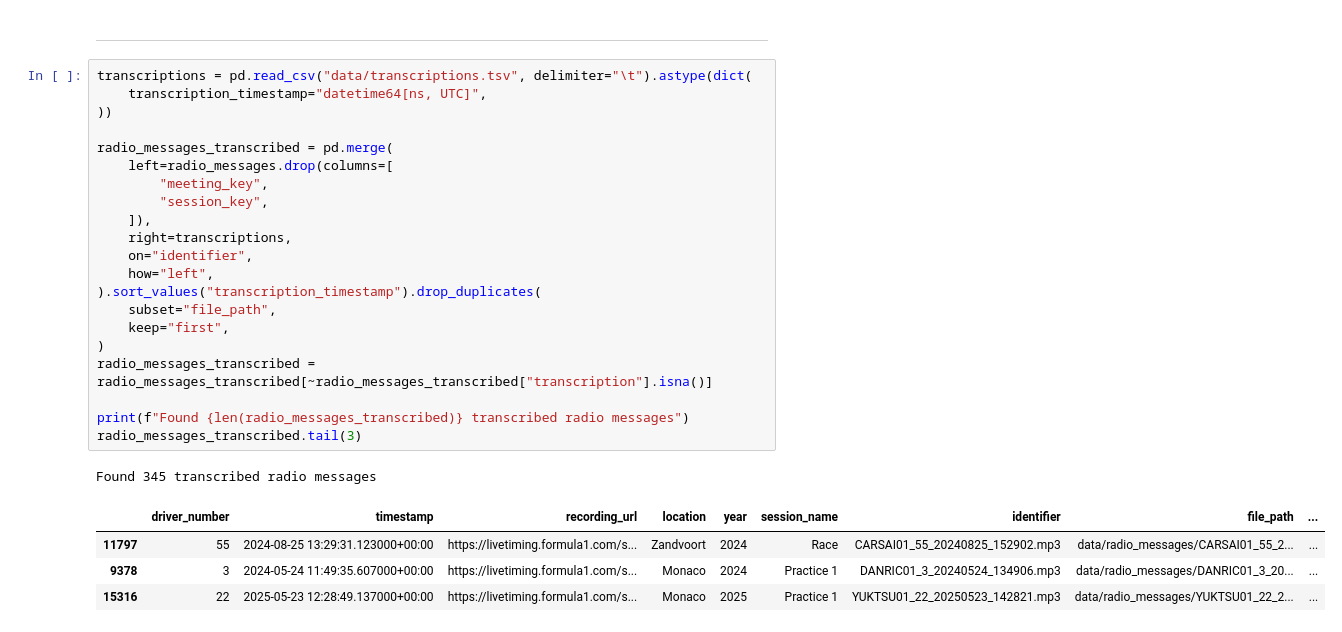
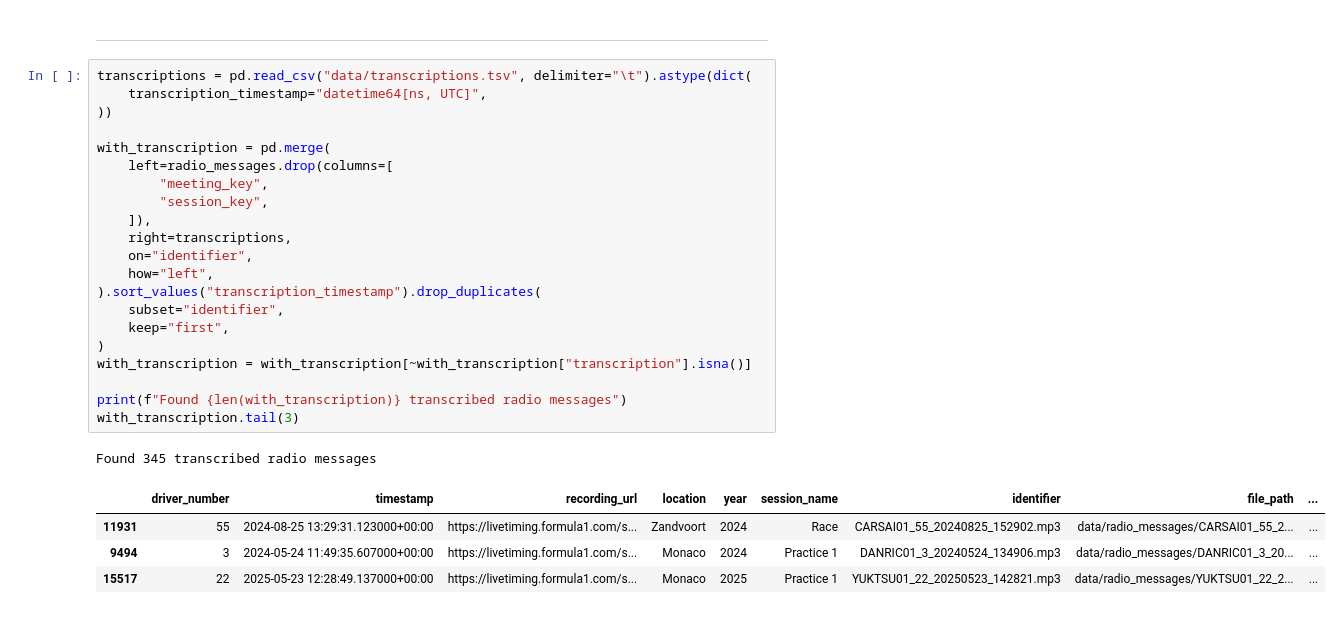
Before and after one commit to dlundgaard/F1-Radio-CBASR, a Jupyter notebook: workbook.ipynb, the cells around one changed output. Drawn from its saved outputs; the diff is of its cells as text.

```diff
--- a/workbook.ipynb
+++ b/workbook.ipynb
@@ -129,30 +129,30 @@ download_audiofiles(
 # %%
 transcriptions = pd.read_csv("data/transcriptions.tsv", delimiter="\t").astype(dict(
     transcription_timestamp="datetime64[ns, UTC]",
 ))
 
-radio_messages_transcribed = pd.merge(
+with_transcription = pd.merge(
     left=radio_messages.drop(columns=[
         "meeting_key",
         "session_key",
     ]),
     right=transcriptions,
     on="identifier",
     how="left",
 ).sort_values("transcription_timestamp").drop_duplicates(
-    subset="file_path",
+    subset="identifier",
     keep="first",
 )
-radio_messages_transcribed = radio_messages_transcribed[~radio_messages_transcribed["transcription"].isna()]
+with_transcription = with_transcription[~with_transcription["transcription"].isna()]
 
-print(f"Found {len(radio_messages_transcribed)} transcribed radio messages")
-radio_messages_transcribed.tail(3)
+print(f"Found {len(with_transcription)} transcribed radio messages")
+with_transcription.tail(3)
 # %% [output]
 Found 345 transcribed radio messages
 |  | driver_number | timestamp | recording_url | location | year | session_name | identifier | file_path | ... |
-| 11797 | 55 | 2024-08-25 13:29:31.123000+00:00 | https://livetiming.formula1.com/s... | Zandvoort | 2024 | Race | CARSAI01_55_20240825_152902.mp3 | data/radio_messages/CARSAI01_55_2... | ... |
-| 9378 | 3 | 2024-05-24 11:49:35.607000+00:00 | https://livetiming.formula1.com/s... | Monaco | 2024 | Practice 1 | DANRIC01_3_20240524_134906.mp3 | data/radio_messages/DANRIC01_3_20... | ... |
-| 15316 | 22 | 2025-05-23 12:28:49.137000+00:00 | https://livetiming.formula1.com/s... | Monaco | 2025 | Practice 1 | YUKTSU01_22_20250523_142821.mp3 | data/radio_messages/YUKTSU01_22_2... | ... |
+| 11931 | 55 | 2024-08-25 13:29:31.123000+00:00 | https://livetiming.formula1.com/s... | Zandvoort | 2024 | Race | CARSAI01_55_20240825_152902.mp3 | data/radio_messages/CARSAI01_55_2... | ... |
+| 9494 | 3 | 2024-05-24 11:49:35.607000+00:00 | https://livetiming.formula1.com/s... | Monaco | 2024 | Practice 1 | DANRIC01_3_20240524_134906.mp3 | data/radio_messages/DANRIC01_3_20... | ... |
+| 15517 | 22 | 2025-05-23 12:28:49.137000+00:00 | https://livetiming.formula1.com/s... | Monaco | 2025 | Practice 1 | YUKTSU01_22_20250523_142821.mp3 | data/radio_messages/YUKTSU01_22_2... | ... |
 # %%
 most_recent_label_export = pd.read_json(sorted(Path("label-studio/export").iterdir())[-1]).rename(columns=dict(
     transcription="human_transcription",
```
Also changed, not shown: parts of 7 cells of this notebook.
